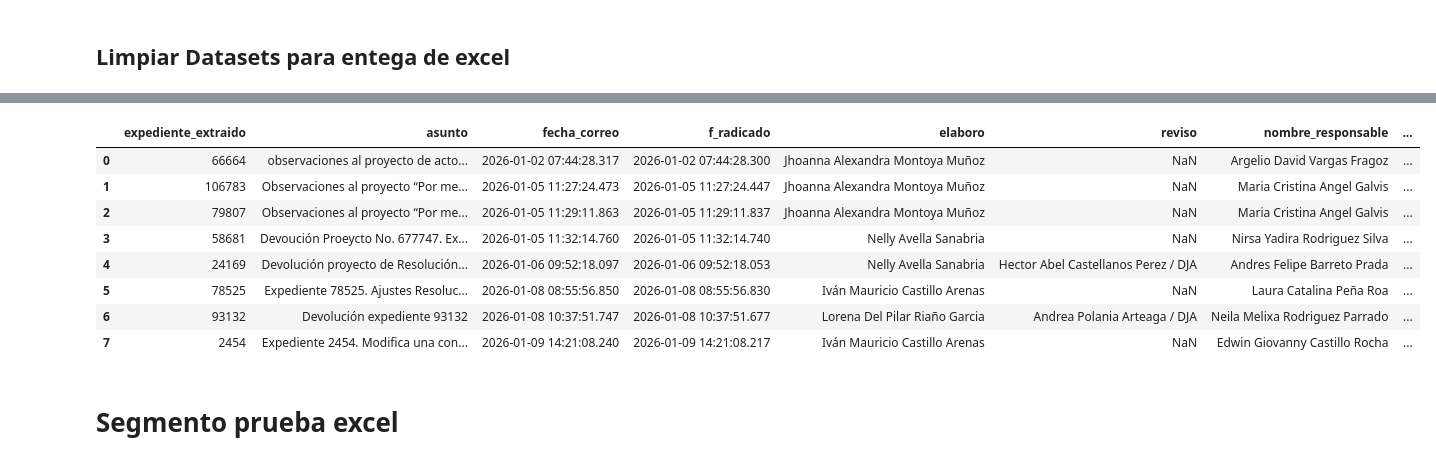
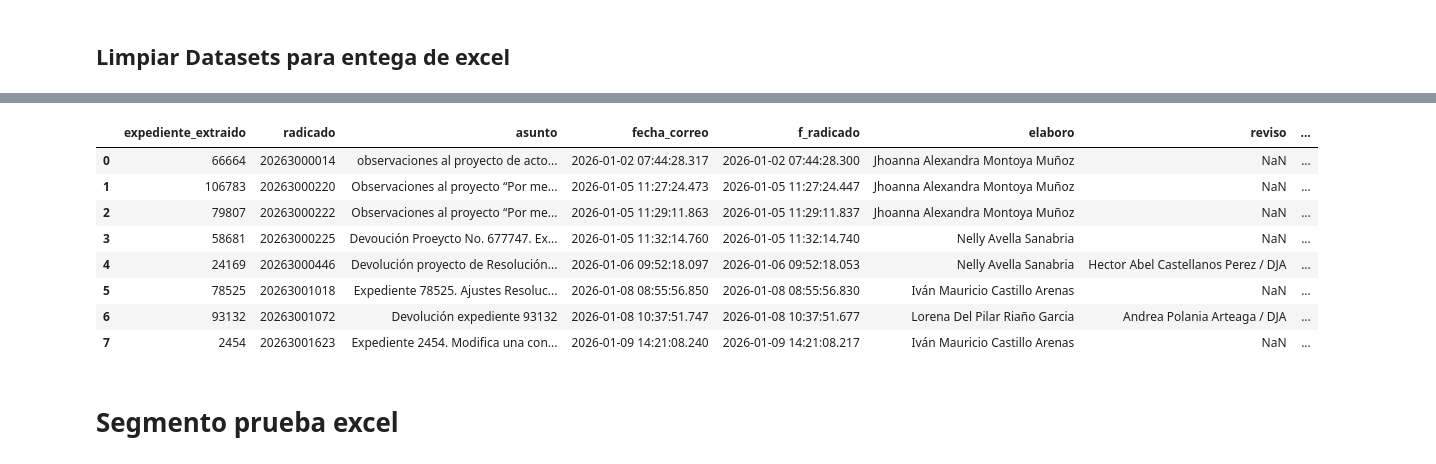
Before and after one commit to juliancho18/seguimiento_metas_wil, a Jupyter notebook: constructor.ipynb, the cells around one changed output, grey strips where cells are left out. Cells and saved outputs as stored; diff of their text form; code cells hidden in the pictures.

```diff
--- a/constructor.ipynb
+++ b/constructor.ipynb
@@ -297,7 +297,6 @@ def rescatar_expediente_desde_asunto(texto):
     texto = str(texto).strip()
 
     patrones_rescate = [
-        # formas comunes
         r'\bexpediente\b\s*[:#\-\./]?\s*([0-9]{3,})',
         r'\bexped\b\s*[:#\-\./]?\s*([0-9]{3,})',
         r'\bexped\.\s*([0-9]{3,})',
@@ -307,15 +306,11 @@ def rescatar_expediente_desde_asunto(texto):
         r'\bexp\.\s*([0-9]{3,})',
         r'\bex\b\s*[:#\-\./]?\s*([0-9]{3,})',
         r'\bex\.\s*([0-9]{3,})',
-
-        # cuando el identificador y número vienen más separados
         r'\bexpediente\b.*?([0-9]{3,})',
         r'\bexped\b.*?([0-9]{3,})',
         r'\bexpte\b.*?([0-9]{3,})',
         r'\bexp\b.*?([0-9]{3,})',
         r'\bex\b.*?([0-9]{3,})',
-
-        # captura cualquier número largo si ya no hubo otra opción
         r'([0-9]{4,})'
     ]
 
@@ -333,6 +328,7 @@ def rescatar_expediente_desde_asunto(texto):
 tabla_devoluciones_radicados = rad_devoluciones[
     [
         "expediente_extraido",
+        "radicado",
         "tipo_asunto",
         "asunto",
         "fecha_correo",
@@ -527,6 +523,7 @@ tabla_devoluciones_radicados = base_revision.copy()
 columnas_finales = [
     "expediente_extraido",
     "llave_expediente",
+    "radicado",
     "tipo_asunto",
     "asunto",
     "fecha_correo",
@@ -546,5 +543,8 @@ columnas_finales = [c for c in columnas_finales if c in tabla_devoluciones_radic
 tabla_devoluciones_radicados = tabla_devoluciones_radicados[columnas_finales].copy()
 
 print("Base final actualizada:", tabla_devoluciones_radicados.shape)
+print("Columnas finales:")
+print(tabla_devoluciones_radicados.columns.tolist())
+
 display(tabla_devoluciones_radicados.head(10))
 # %% [output]
@@ -635,6 +637,7 @@ base_final["Estado_Agustin"] = base_final.apply(construir_estado_agustin, axis=1
 columnas_finales = [
     "expediente_extraido",
     "llave_expediente",
+    "radicado",
     "tipo_asunto",
     "asunto",
     "fecha_correo",
@@ -668,27 +671,57 @@ Base actualizada: (238, 15)
 # LIMPIEZA PREVIA SOLO PARA EXPORTAR A EXCEL
 # ==========================================
 
-# Base original intacta para análisis y tablas dinámicas
 base_programa = tabla_devoluciones_radicados.copy()
-
-# Base limpia solo para exportación
 df_exportar = tabla_devoluciones_radicados.copy()
 
+# ------------------------------------------
+# ASEGURAR AMBAS COLUMNAS
+# ------------------------------------------
+if 'esta_en_actividadesactuales' in df_exportar.columns:
+    df_exportar['esta_en_actividadesactuales'] = (
+        df_exportar['esta_en_actividadesactuales']
+        .fillna('SIN DATO')
+        .replace('', 'SIN DATO')
+    )
+
+    # nueva columna duplicada
+    df_exportar['base_encontrada'] = df_exportar['esta_en_actividadesactuales']
+
+# ------------------------------------------
+# COLUMNAS A ELIMINAR (SIN TOCAR LAS NUEVAS)
+# ------------------------------------------
 columnas_quitar = [
     'llave_expediente',
     'tipo_asunto',
     'responsable',
-    'esta_en_actividadesactuales',
     'esta_en_firmados'
 ]
 
-columnas_quitar_reales = [c for c in columnas_quitar if c in df_exportar.columns]
-df_exportar = df_exportar.drop(columns=columnas_quitar_reales)
+df_exportar = df_exportar.drop(
+    columns=[c for c in columnas_quitar if c in df_exportar.columns]
+)
 
-print("Columnas eliminadas para Excel:")
-print(columnas_quitar_reales)
-print("\nDimensión base original:", base_programa.shape)
-print("Dimensión base limpia para exportar:", df_exportar.shape)
+# ------------------------------------------
+# ORDEN FINAL ASEGURANDO AMBAS COLUMNAS
+# ------------------------------------------
+orden_deseado = [
+    'expediente_extraido',
+    'radicado',
+    'asunto',
+    'fecha_correo',
+    'f_radicado',
+    'elaboro',
+    'reviso',
+    'nombre_responsable',
+    'regional_responsable',
+    'esta_en_actividadesactuales',
+    'base_encontrada',
+    'estado_actividades',
+    'Estado_Agustin'
+]
 
+df_exportar = df_exportar[[c for c in orden_deseado if c in df_exportar.columns]]
+
+print("Base lista para Excel:", df_exportar.shape)
 display(df_exportar.head(8))
 # %% [output]
@@ -700,12 +729,12 @@ Dimensión base limpia para exportar: (238, 10)
-|  | expediente_extraido | asunto | fecha_correo | f_radicado | elaboro | reviso | nombre_responsable | ... |
-| 0 | 66664 | observaciones al proyecto de acto... | 2026-01-02 07:44:28.317 | 2026-01-02 07:44:28.300 | Jhoanna Alexandra Montoya Muñoz | NaN | Argelio David Vargas Fragoz | ... |
-| 1 | 106783 | Observaciones al proyecto “Por me... | 2026-01-05 11:27:24.473 | 2026-01-05 11:27:24.447 | Jhoanna Alexandra Montoya Muñoz | NaN | Maria Cristina Angel Galvis | ... |
-| 2 | 79807 | Observaciones al proyecto “Por me... | 2026-01-05 11:29:11.863 | 2026-01-05 11:29:11.837 | Jhoanna Alexandra Montoya Muñoz | NaN | Maria Cristina Angel Galvis | ... |
-| 3 | 58681 | Devoución Proeycto No. 677747. Ex... | 2026-01-05 11:32:14.760 | 2026-01-05 11:32:14.740 | Nelly Avella Sanabria | NaN | Nirsa Yadira Rodriguez Silva | ... |
-| 4 | 24169 | Devolución proyecto de Resolución... | 2026-01-06 09:52:18.097 | 2026-01-06 09:52:18.053 | Nelly Avella Sanabria | Hector Abel Castellanos Perez / DJA | Andres Felipe Barreto Prada | ... |
-| 5 | 78525 | Expediente 78525. Ajustes Resoluc... | 2026-01-08 08:55:56.850 | 2026-01-08 08:55:56.830 | Iván Mauricio Castillo Arenas | NaN | Laura Catalina Peña Roa | ... |
-| 6 | 93132 | Devolución expediente 93132 | 2026-01-08 10:37:51.747 | 2026-01-08 10:37:51.677 | Lorena Del Pilar Riaño Garcia | Andrea Polania Arteaga / DJA | Neila Melixa Rodriguez Parrado | ... |
-| 7 | 2454 | Expediente 2454. Modifica una con... | 2026-01-09 14:21:08.240 | 2026-01-09 14:21:08.217 | Iván Mauricio Castillo Arenas | NaN | Edwin Giovanny Castillo Rocha | ... |
+|  | expediente_extraido | radicado | asunto | fecha_correo | f_radicado | elaboro | reviso | ... |
+| 0 | 66664 | 20263000014 | observaciones al proyecto de acto... | 2026-01-02 07:44:28.317 | 2026-01-02 07:44:28.300 | Jhoanna Alexandra Montoya Muñoz | NaN | ... |
+| 1 | 106783 | 20263000220 | Observaciones al proyecto “Por me... | 2026-01-05 11:27:24.473 | 2026-01-05 11:27:24.447 | Jhoanna Alexandra Montoya Muñoz | NaN | ... |
+| 2 | 79807 | 20263000222 | Observaciones al proyecto “Por me... | 2026-01-05 11:29:11.863 | 2026-01-05 11:29:11.837 | Jhoanna Alexandra Montoya Muñoz | NaN | ... |
+| 3 | 58681 | 20263000225 | Devoución Proeycto No. 677747. Ex... | 2026-01-05 11:32:14.760 | 2026-01-05 11:32:14.740 | Nelly Avella Sanabria | NaN | ... |
+| 4 | 24169 | 20263000446 | Devolución proyecto de Resolución... | 2026-01-06 09:52:18.097 | 2026-01-06 09:52:18.053 | Nelly Avella Sanabria | Hector Abel Castellanos Perez / DJA | ... |
+| 5 | 78525 | 20263001018 | Expediente 78525. Ajustes Resoluc... | 2026-01-08 08:55:56.850 | 2026-01-08 08:55:56.830 | Iván Mauricio Castillo Arenas | NaN | ... |
+| 6 | 93132 | 20263001072 | Devolución expediente 93132 | 2026-01-08 10:37:51.747 | 2026-01-08 10:37:51.677 | Lorena Del Pilar Riaño Garcia | Andrea Polania Arteaga / DJA | ... |
+| 7 | 2454 | 20263001623 | Expediente 2454. Modifica una con... | 2026-01-09 14:21:08.240 | 2026-01-09 14:21:08.217 | Iván Mauricio Castillo Arenas | NaN | ... |
 # %% [markdown]
 # Segmento prueba excel
 # %%
```
Also changed, not shown: parts of 8 cells of this notebook, 1 other file.
